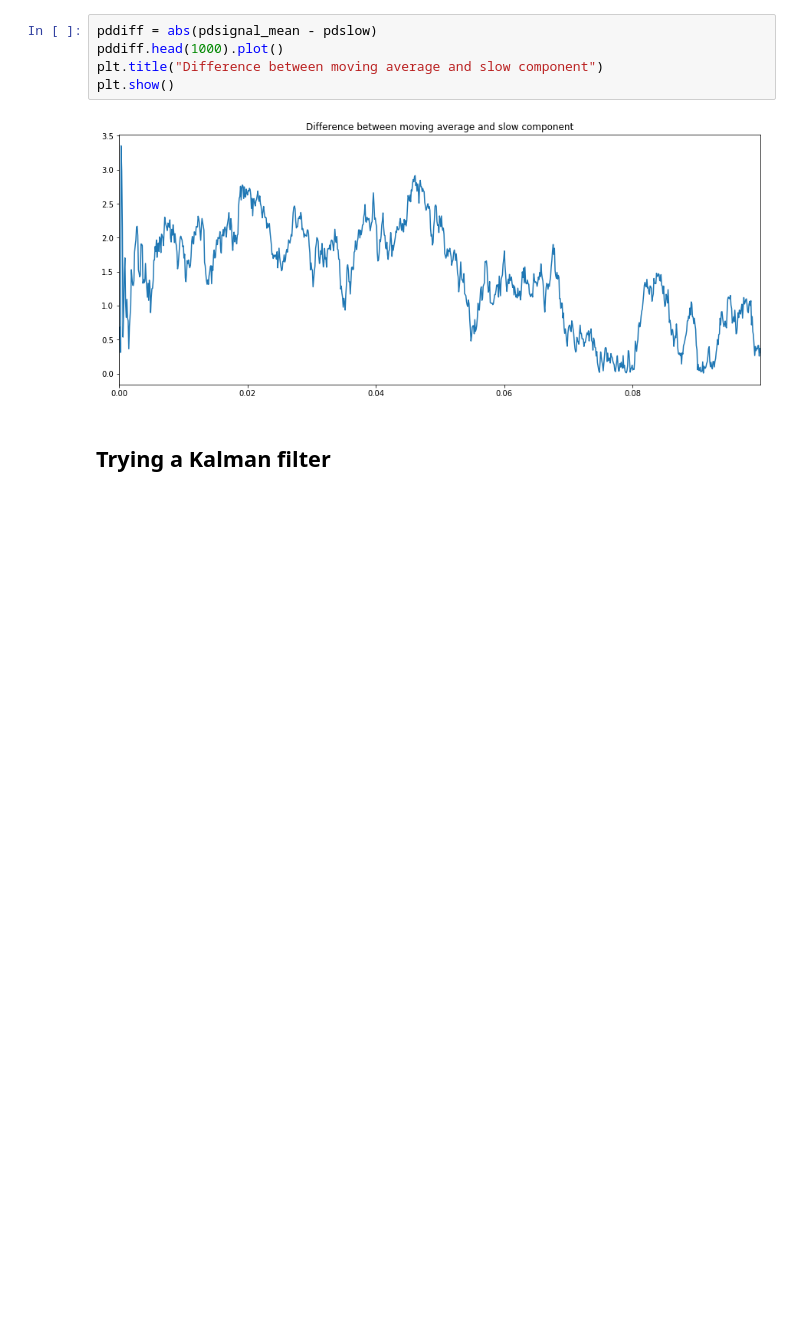
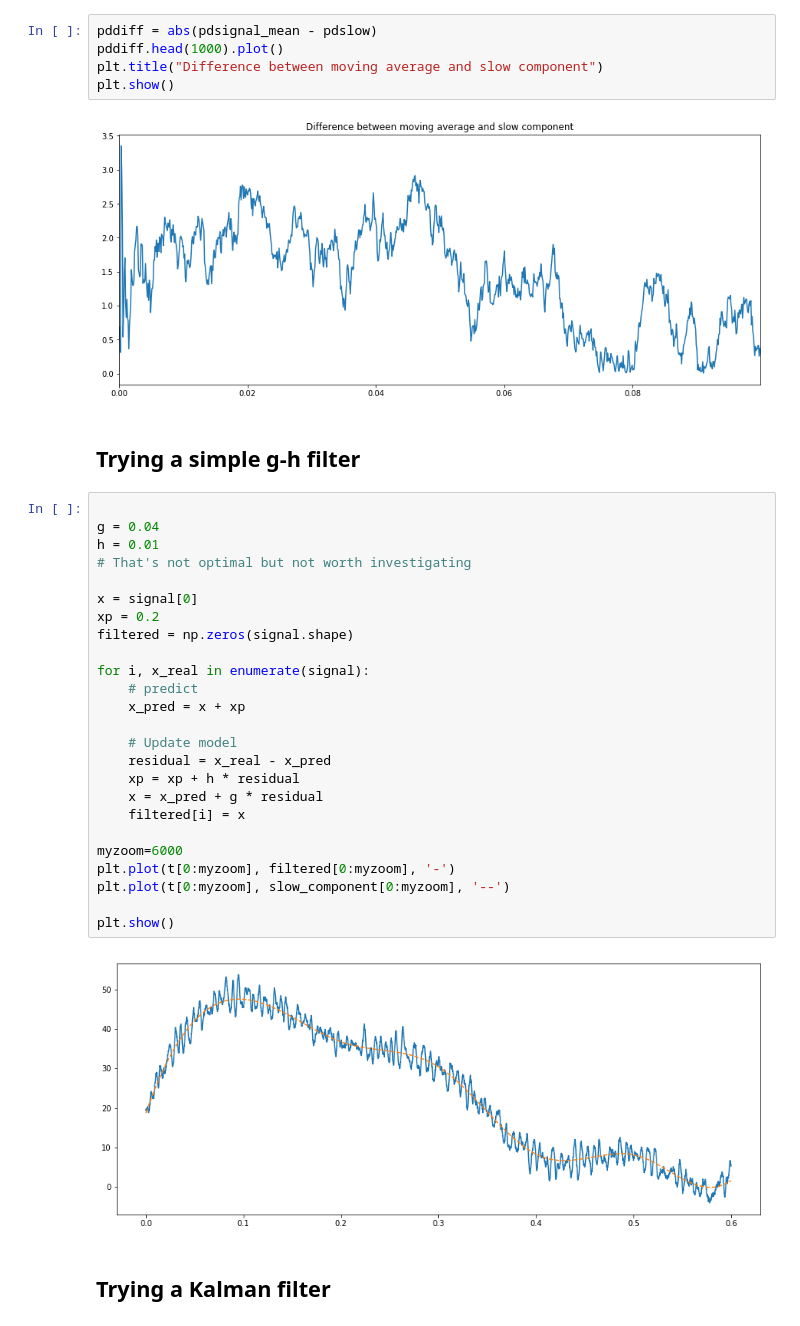
Before and after one commit to bcouturi/FilteringTest, a Jupyter notebook: Filtering.ipynb, the cells around one changed output. Saved outputs shown, nothing was run; the diff lists cells and outputs as text; blank space fills up the shorter version.

```diff
--- a/Filtering.ipynb
+++ b/Filtering.ipynb
@@ -67,6 +70,35 @@ plt.title("Difference between moving average and slow component")
 plt.show()
 # %% [output]
 [figure]
+# %% [markdown]
+## Trying a simple g-h filter
+# %%
+
+g = 0.04
+h = 0.01
+# That's not optimal but not worth investigating
+
+x = signal[0]
+xp = 0.2
+filtered = np.zeros(signal.shape)
+
+for i, x_real in enumerate(signal):
+    # predict
+    x_pred = x + xp
+
+    # Update model
+    residual = x_real - x_pred
+    xp = xp + h * residual
+    x = x_pred + g * residual
+    filtered[i] = x
+
+myzoom=6000
+plt.plot(t[0:myzoom], filtered[0:myzoom], '-')
+plt.plot(t[0:myzoom], slow_component[0:myzoom], '--')
+
+plt.show()
+# %% [output]
+[figure, added]
 # %% [markdown]
 ## Trying a Kalman filter
 # %% [markdown]
```
Also changed, not shown: parts of 20 cells of this notebook.
